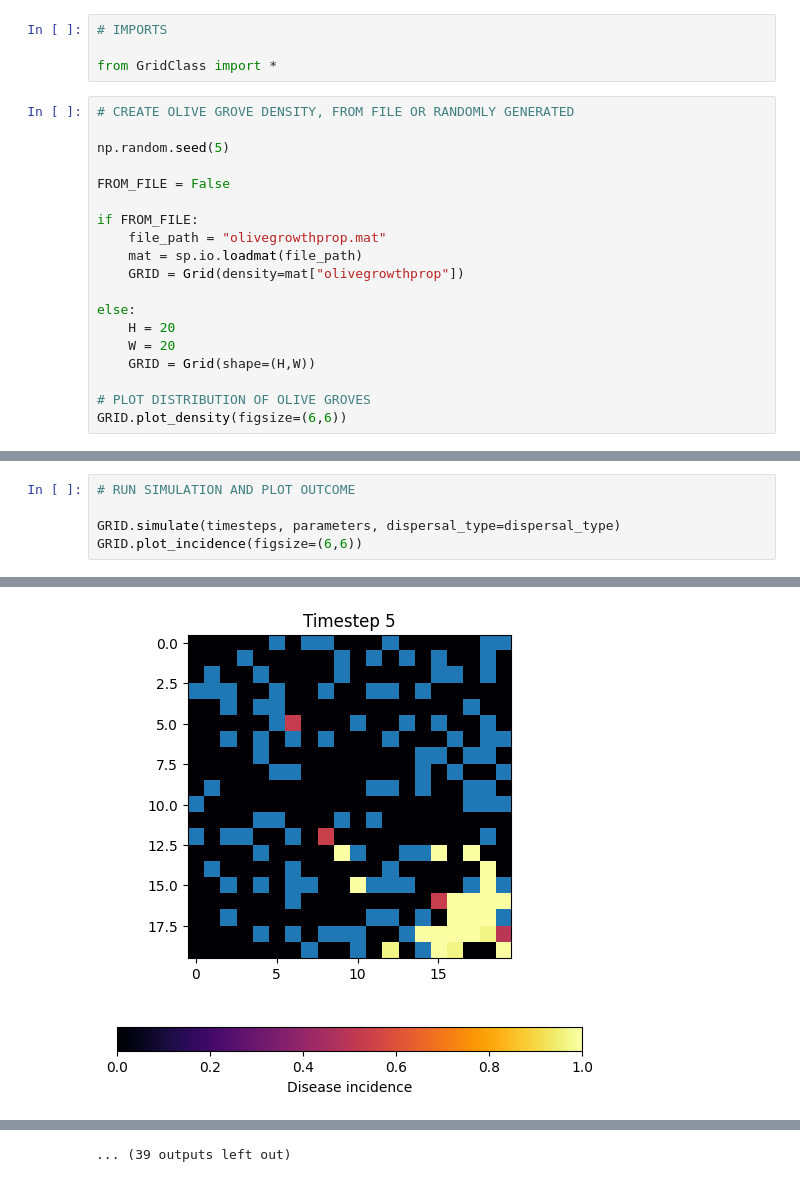
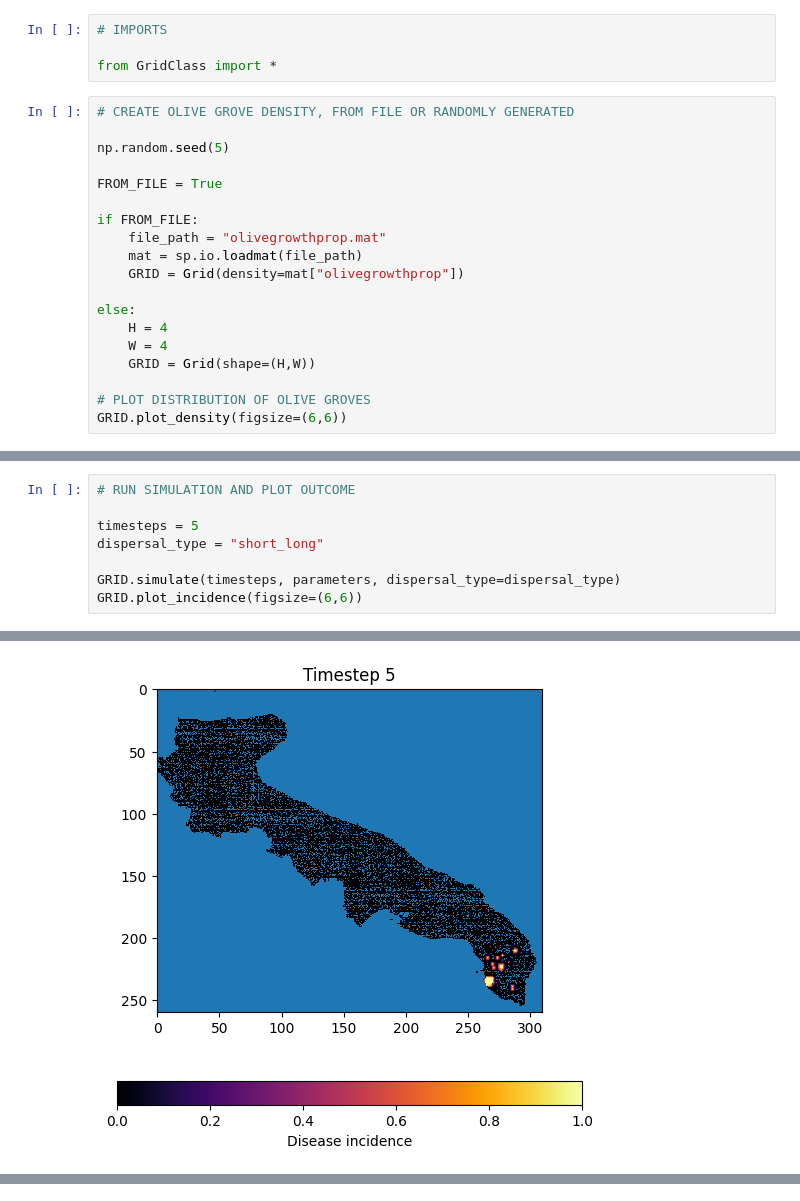
Before and after one commit to LeonMengoni/Xylella-Fastidiosa, a Jupyter notebook: Xylella_simulation.ipynb, the cells around one changed output, grey strips where cells are left out. Cells and saved outputs as stored; diff of their text form.

```diff
--- a/Xylella_simulation.ipynb
+++ b/Xylella_simulation.ipynb
@@ -7,7 +7,7 @@ from GridClass import *
 
 np.random.seed(5)
 
-FROM_FILE = False
+FROM_FILE = True
 
 if FROM_FILE:
     file_path = "olivegrowthprop.mat"
@@ -15,8 +15,8 @@ if FROM_FILE:
     GRID = Grid(density=mat["olivegrowthprop"])
 
 else:
-    H = 20
-    W = 20
+    H = 4
+    W = 4
     GRID = Grid(shape=(H,W))
 
 # PLOT DISTRIBUTION OF OLIVE GROVES
@@ -72,6 +71,9 @@ dispersal_type = "levy_flight"
 # %%
 # RUN SIMULATION AND PLOT OUTCOME
 
+timesteps = 5
+dispersal_type = "short_long"
+
 GRID.simulate(timesteps, parameters, dispersal_type=dispersal_type)
 GRID.plot_incidence(figsize=(6,6))
 # %% [output]
@@ -83 +85 @@ GRID.plot_incidence(figsize=(6,6))
-[figure, old version]
+[figure, new version]
@@ -90 +85,0 @@ GRID.plot_incidence(figsize=(6,6))
-... (39 outputs left out)
```
Also changed, not shown: parts of 7 cells of this notebook, 2 other files.
